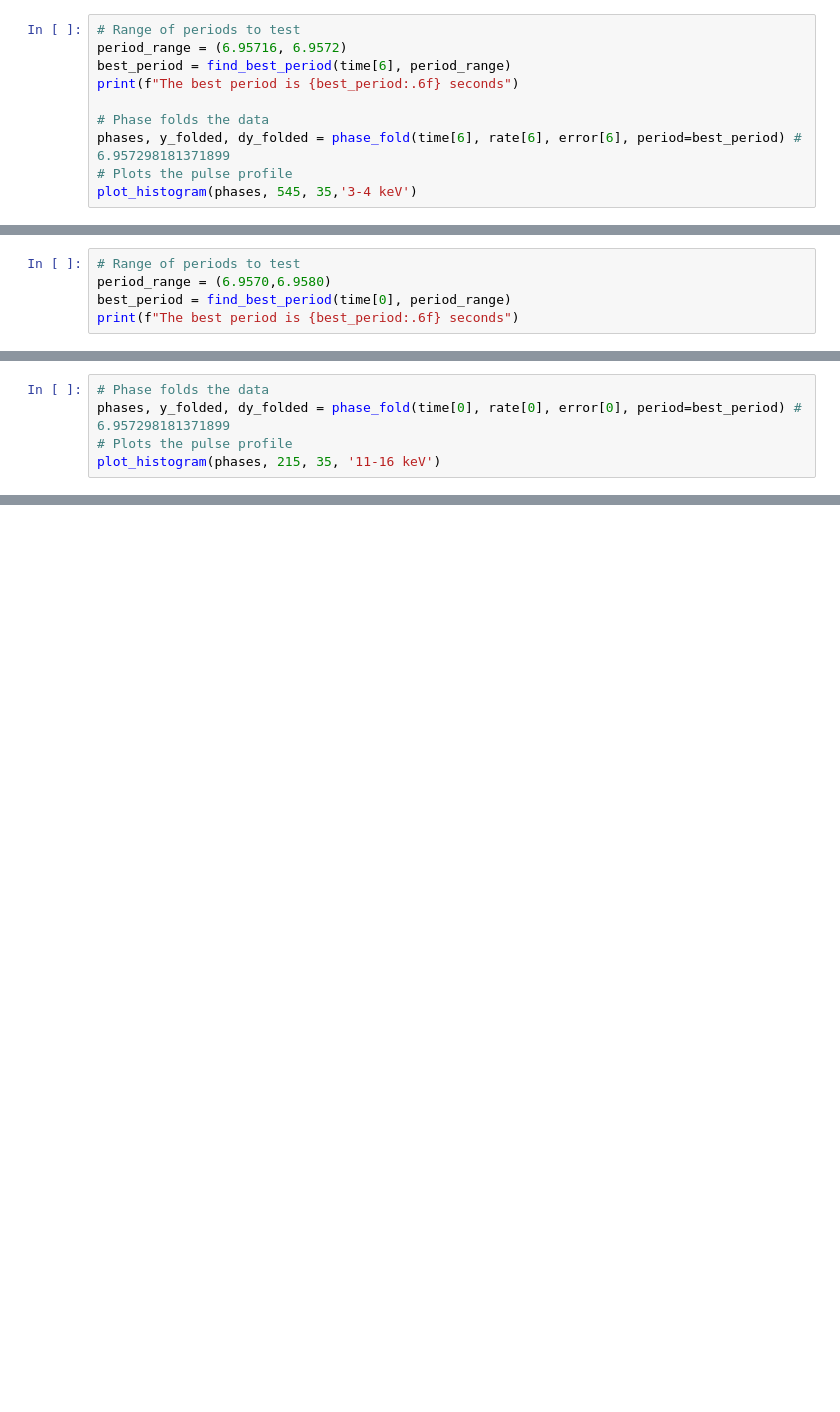
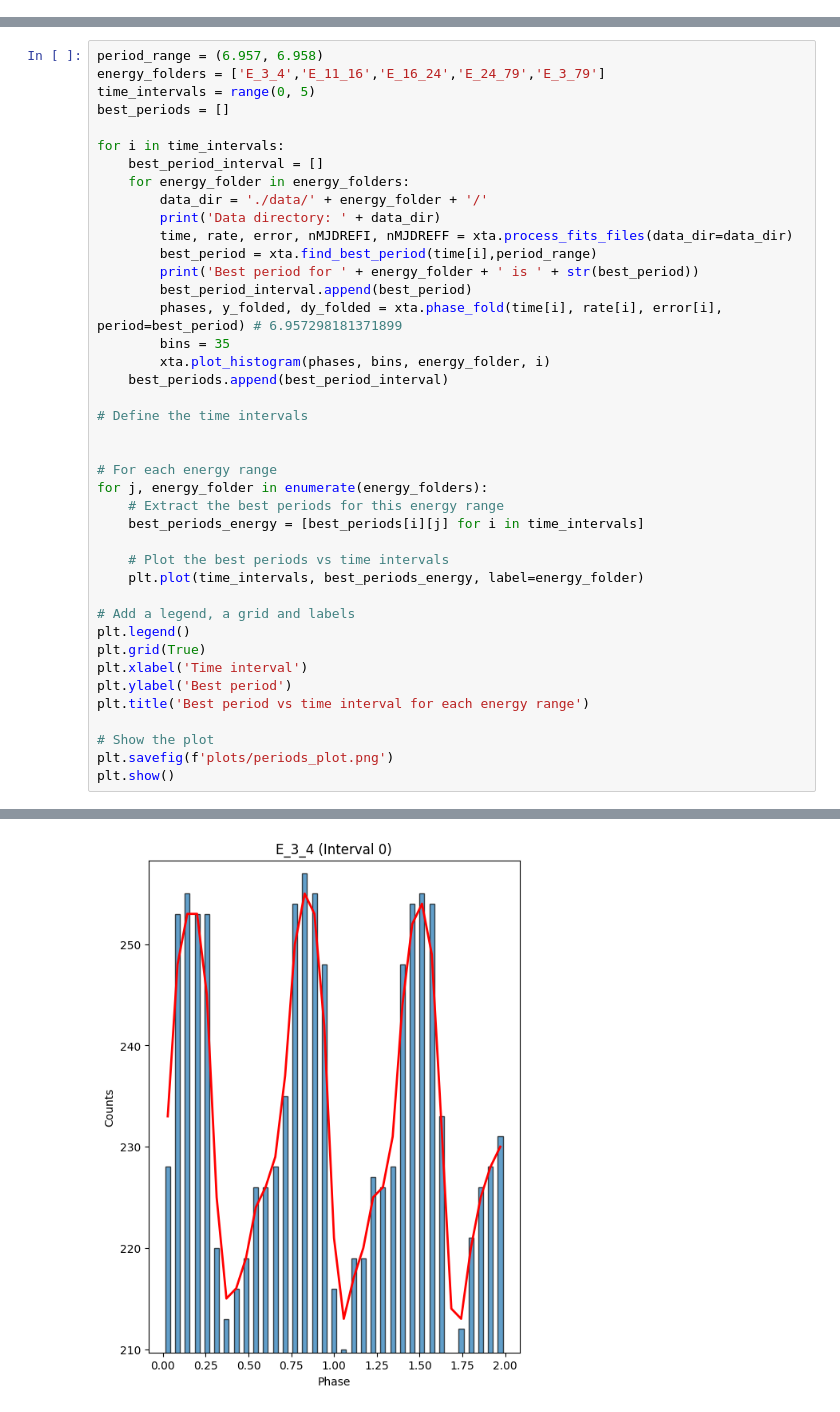
Before and after one commit to francandon/TFM-Code, a Jupyter notebook: 1E2259_analysis.ipynb, the cells around one changed output, grey strips where cells are left out. Drawn from its saved outputs; the diff is of its cells as text; blank space fills up the shorter version.

```diff
--- a/1E2259_analysis.ipynb
+++ b/1E2259_analysis.ipynb
@@ -223,10 +12,0 @@ The best period is 6.957121 seconds
-# %%
-# Range of periods to test
-period_range = (6.95716, 6.9572)
-best_period = find_best_period(time[6], period_range)
-print(f"The best period is {best_period:.6f} seconds")
-
-# Phase folds the data
-phases, y_folded, dy_folded = phase_fold(time[6], rate[6], error[6], period=best_period) # 6.957298181371899
-# Plots the pulse profile
-plot_histogram(phases, 545, 35,'3-4 keV')
@@ -296,5 +12,0 @@ Let's use the same period raneg as for the case 3-4 keV
-# %%
-# Range of periods to test
-period_range = (6.9570,6.9580)
-best_period = find_best_period(time[0], period_range)
-print(f"The best period is {best_period:.6f} seconds")
@@ -304,5 +12,0 @@ The best period is 6.957112 seconds
-# %%
-# Phase folds the data
-phases, y_folded, dy_folded = phase_fold(time[0], rate[0], error[0], period=best_period) # 6.957298181371899
-# Plots the pulse profile
-plot_histogram(phases, 215, 35, '11-16 keV')
@@ -349,0 +13,42 @@ print("Frequency derivative:", freq_derivative)
+# %%
+period_range = (6.957, 6.958)
+energy_folders = ['E_3_4','E_11_16','E_16_24','E_24_79','E_3_79']
+time_intervals = range(0, 5)
+best_periods = []
+
+for i in time_intervals:
+    best_period_interval = []
+    for energy_folder in energy_folders:
+        data_dir = './data/' + energy_folder + '/'
+        print('Data directory: ' + data_dir)
+        time, rate, error, nMJDREFI, nMJDREFF = xta.process_fits_files(data_dir=data_dir)
+        best_period = xta.find_best_period(time[i],period_range)
+        print('Best period for ' + energy_folder + ' is ' + str(best_period))
+        best_period_interval.append(best_period)
+        phases, y_folded, dy_folded = xta.phase_fold(time[i], rate[i], error[i], period=best_period) # 6.957298181371899
+        bins = 35
+        xta.plot_histogram(phases, bins, energy_folder, i)
+    best_periods.append(best_period_interval)
+
+# Define the time intervals
+
+
+# For each energy range
+for j, energy_folder in enumerate(energy_folders):
+    # Extract the best periods for this energy range
+    best_periods_energy = [best_periods[i][j] for i in time_intervals]
+
+    # Plot the best periods vs time intervals
+    plt.plot(time_intervals, best_periods_energy, label=energy_folder)
+
+# Add a legend, a grid and labels
+plt.legend()
+plt.grid(True)
+plt.xlabel('Time interval')
+plt.ylabel('Best period')
+plt.title('Best period vs time interval for each energy range')
+
+# Show the plot
+plt.savefig(f'plots/periods_plot.png')
+plt.show()
+# %% [output]
@@ -349,0 +81 @@ print("Frequency derivative:", freq_derivative)
+[figure, added]
```
Also changed, not shown: parts of 32 cells of this notebook.
